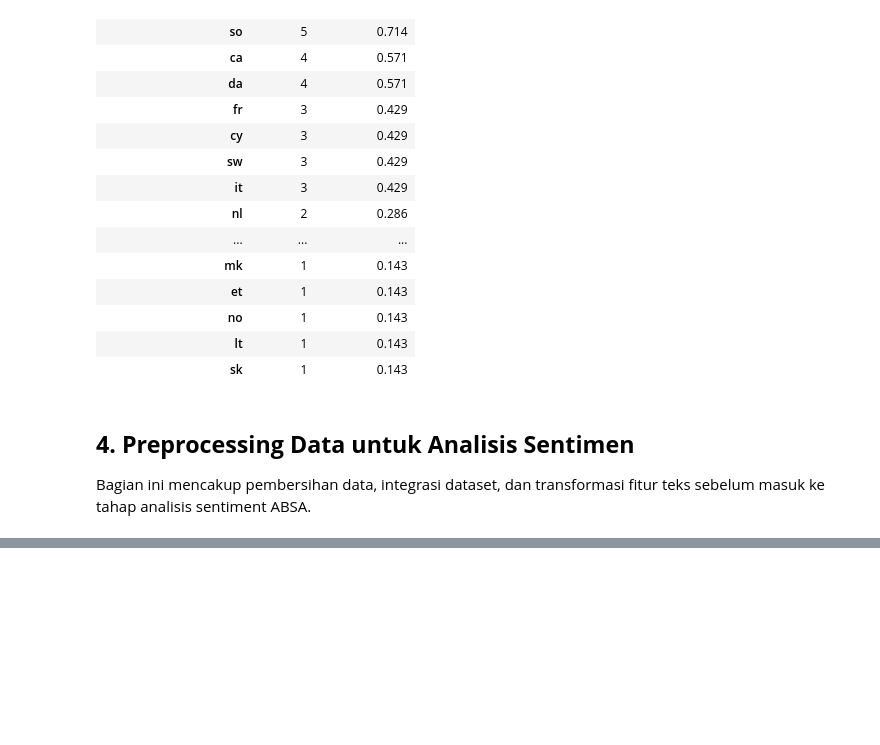
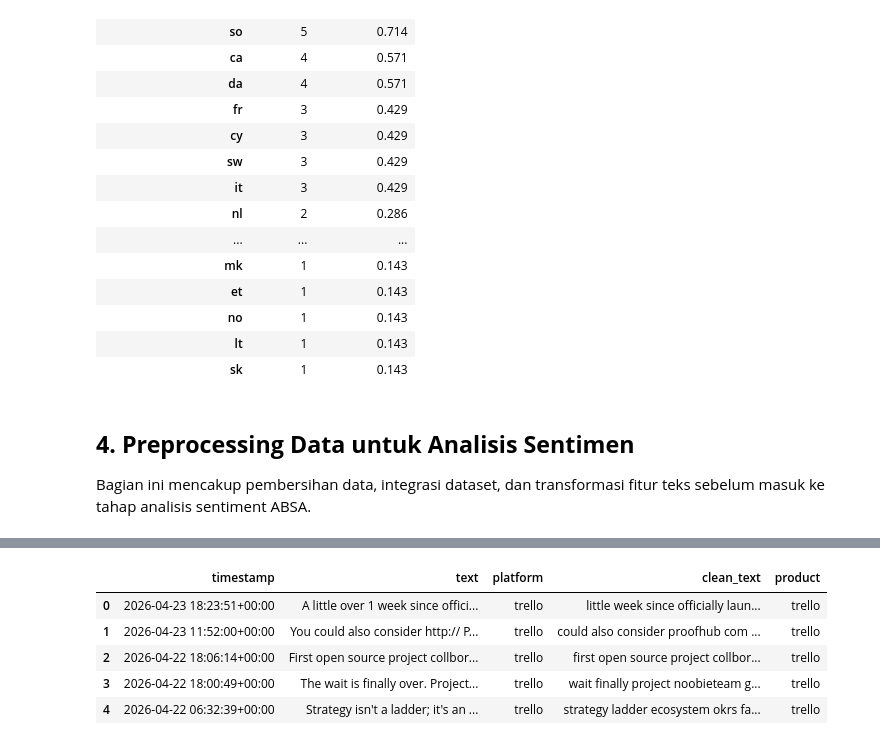
Before and after one commit to LatiefDataVisionary/pm-tools-absa-analysis, a Jupyter notebook: notebook/absa_x.ipynb, the cells around one changed output, grey strips where cells are left out. Drawn from its saved outputs; the diff is of its cells as text; code cells hidden in the pictures; blank space fills up the shorter version.

Commit message:
modifikasi bab 4. Preprocessing Data untuk Analisis Sentimen

```diff
--- a/notebook/absa_x.ipynb
+++ b/notebook/absa_x.ipynb
@@ -708,0 +626,72 @@ memory usage: 21.1+ KB
+# %%
+import re
+import nltk
+from nltk.corpus import stopwords
+from nltk.stem import WordNetLemmatizer
+
+# Download necessary NLTK resources
+nltk.download('stopwords', quiet=True)
+nltk.download('wordnet', quiet=True)
+nltk.download('omw-1.4', quiet=True)
+
+lemmatizer = WordNetLemmatizer()
+stop_words = set(stopwords.words('english'))
+
+def professional_cleaner(text):
+    """
+    Super-Professional Text Preprocessing for ABSA.
+    Focuses on preserving semantic meaning while removing syntactic noise.
+    """
+    if not isinstance(text, str): return ""
+
+    # 1. Lowercase & URL/Handle/Hashtag Removal
+    text = text.lower()
+    text = re.sub(r'http\S+|www\S+|https\S+', '', text, flags=re.MULTILINE)
+    text = re.sub(r'@\w+|#\w+', '', text)
+
+    # 2. Handle Non-ASCII (Keep only English chars for this specific analysis)
+    text = re.sub(r'[^\x00-\x7F]+', ' ', text)
+
+    # 3. Specific Noise: Numbers & Punctuation (Except potentially useful symbols for ABSA if needed)
+    text = re.sub(r'[^a-z\s]', ' ', text)
+
+    # 4. Tokenization & Lemmatization & Stopword Removal
+    tokens = text.split()
+    # We lemmatize to group similar words for aspect extraction (e.g., 'features' -> 'feature')
+    cleaned_tokens = [lemmatizer.lemmatize(w) for w in tokens if w not in stop_words and len(w) > 2]
+
+    return " ".join(cleaned_tokens)
+
+def unify_and_clean_datasets(dfs_dict):
+    """
+    Enterprise-grade data integration and quality filtering.
+    """
+    processed_dfs = []
+
+    for name, df in dfs_dict.items():
+        temp_df = df.copy()
+        temp_df['platform'] = name.lower()
+
+        # Initial cleanup
+        temp_df.dropna(subset=['text'], inplace=True)
+
+        # Apply advanced scrubbing
+        temp_df['clean_text'] = temp_df['text'].apply(professional_cleaner)
+
+        # Filtering: ABSA requires enough context.
+        # Increased threshold to 3 words *after* cleaning to ensure quality aspects exist.
+        temp_df = temp_df[temp_df['clean_text'].apply(lambda x: len(x.split()) >= 3)]
+
+        # Standardize metadata
+        temp_df['timestamp'] = pd.to_datetime(temp_df['timestamp'])
+        temp_df['product'] = name.lower()
+
+        processed_dfs.append(temp_df)
+
+    # Final Integration
+    master_df = pd.concat(processed_dfs, ignore_index=True)
+    if 'target_keyword' in master_df.columns:
+        master_df.drop(columns=['target_keyword'], inplace=True)
+
+    return master_df
+# %% [output]
@@ -708,0 +706,6 @@ memory usage: 21.1+ KB
+|  | timestamp | text | platform | clean_text | product |
+| 0 | 2026-04-23 18:23:51+00:00 | A little over 1 week since offici... | trello | little week since officially laun... | trello |
+| 1 | 2026-04-23 11:52:00+00:00 | You could also consider http:// P... | trello | could also consider proofhub com ... | trello |
+| 2 | 2026-04-22 18:06:14+00:00 | First open source project collbor... | trello | first open source project collbor... | trello |
+| 3 | 2026-04-22 18:00:49+00:00 | The wait is finally over. Project... | trello | wait finally project noobieteam g... | trello |
+| 4 | 2026-04-22 06:32:39+00:00 | Strategy isn't a ladder; it's an ... | trello | strategy ladder ecosystem okrs fa... | trello |
```
Also changed, not shown: parts of 9 cells of this notebook.
